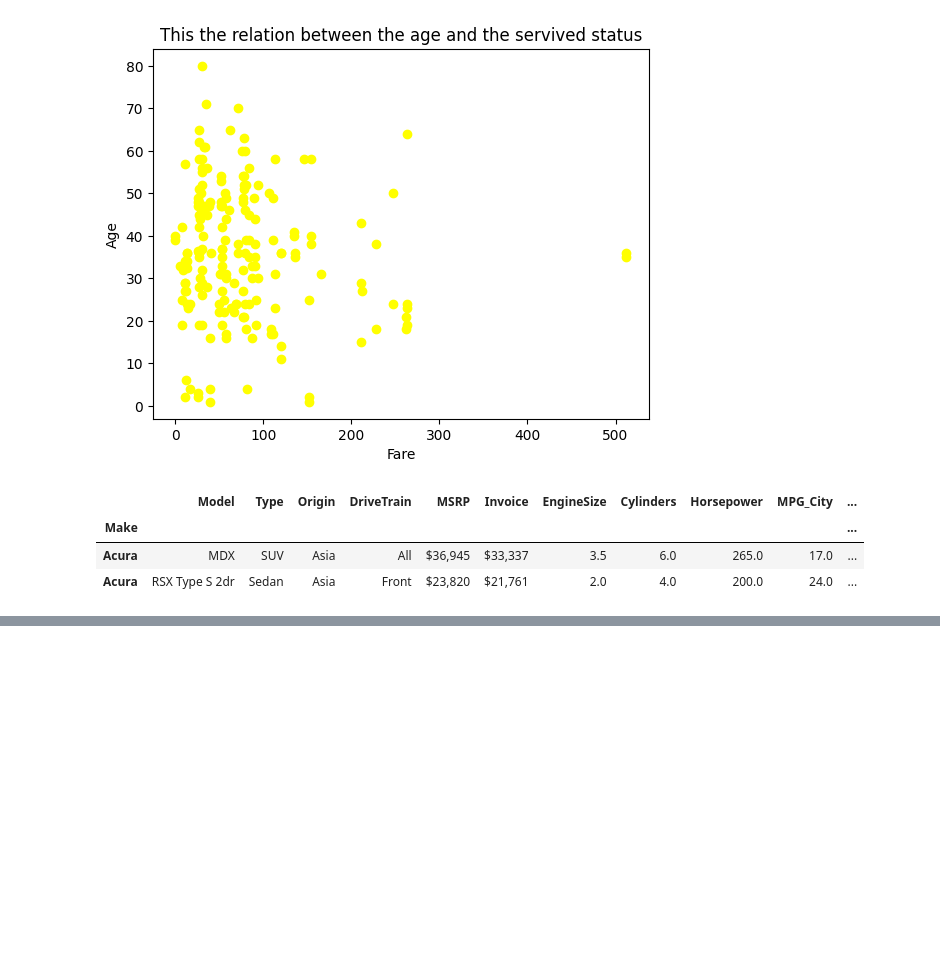
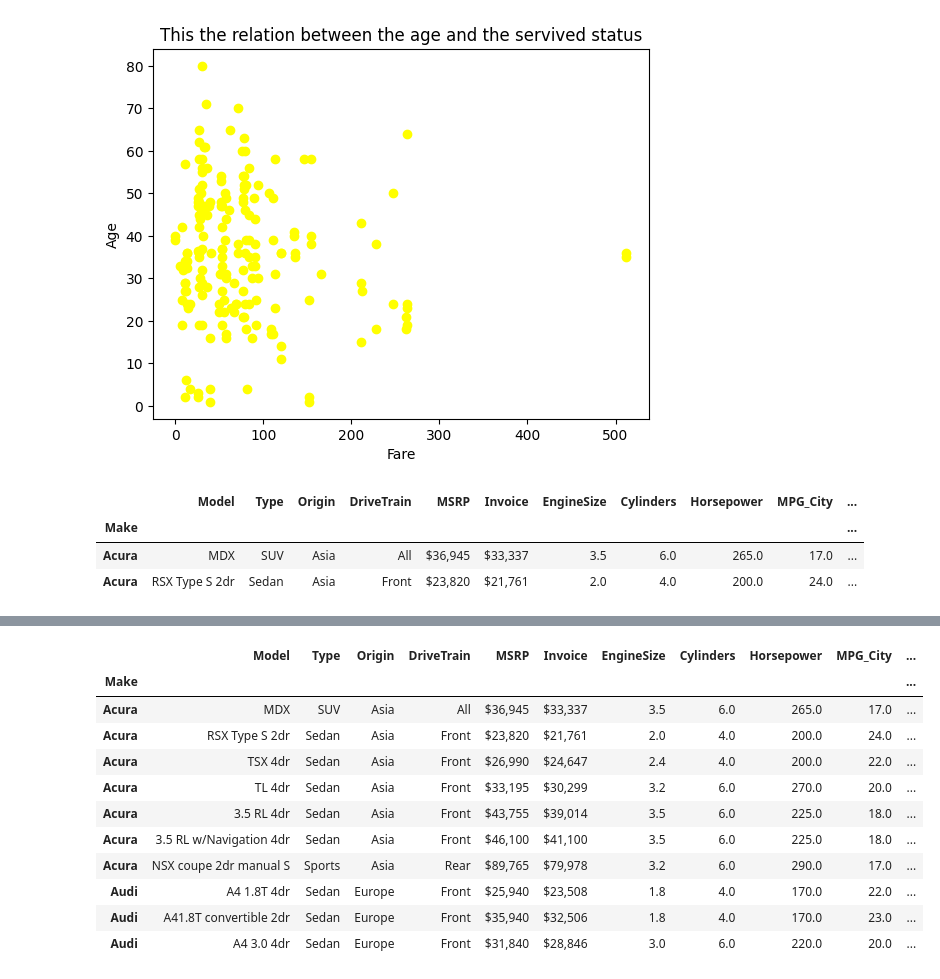
Before and after one commit to HasibullahAman/Data_Visulaization, a Jupyter notebook: Data_Visualization/Data_Visulization.ipynb, the cells around one changed output, grey strips where cells are left out. Cells and saved outputs as stored; diff of their text form; code cells hidden in the pictures; blank space fills up the shorter version.

```diff
--- a/Data_Visualization/Data_Visulization.ipynb
+++ b/Data_Visualization/Data_Visulization.ipynb
@@ -97,0 +111,15 @@ tot.head(2)
+# %%
+tot.head(10)
+# %% [output]
+|  | Model | Type | Origin | DriveTrain | MSRP | Invoice | EngineSize | Cylinders | Horsepower | MPG_City | ... |
+| Make |  |  |  |  |  |  |  |  |  |  | ... |
+| Acura | MDX | SUV | Asia | All | $36,945 | $33,337 | 3.5 | 6.0 | 265.0 | 17.0 | ... |
+| Acura | RSX Type S 2dr | Sedan | Asia | Front | $23,820 | $21,761 | 2.0 | 4.0 | 200.0 | 24.0 | ... |
+| Acura | TSX 4dr | Sedan | Asia | Front | $26,990 | $24,647 | 2.4 | 4.0 | 200.0 | 22.0 | ... |
+| Acura | TL 4dr | Sedan | Asia | Front | $33,195 | $30,299 | 3.2 | 6.0 | 270.0 | 20.0 | ... |
+| Acura | 3.5 RL 4dr | Sedan | Asia | Front | $43,755 | $39,014 | 3.5 | 6.0 | 225.0 | 18.0 | ... |
+| Acura | 3.5 RL w/Navigation 4dr | Sedan | Asia | Front | $46,100 | $41,100 | 3.5 | 6.0 | 225.0 | 18.0 | ... |
+| Acura | NSX coupe 2dr manual S | Sports | Asia | Rear | $89,765 | $79,978 | 3.2 | 6.0 | 290.0 | 17.0 | ... |
+| Audi | A4 1.8T 4dr | Sedan | Europe | Front | $25,940 | $23,508 | 1.8 | 4.0 | 170.0 | 22.0 | ... |
+| Audi | A41.8T convertible 2dr | Sedan | Europe | Front | $35,940 | $32,506 | 1.8 | 4.0 | 170.0 | 23.0 | ... |
+| Audi | A4 3.0 4dr | Sedan | Europe | Front | $31,840 | $28,846 | 3.0 | 6.0 | 220.0 | 20.0 | ... |
```
Also changed, not shown: parts of 4 cells of this notebook.
